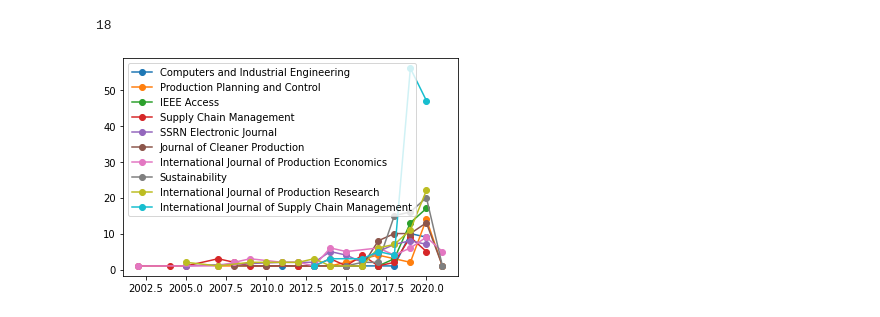
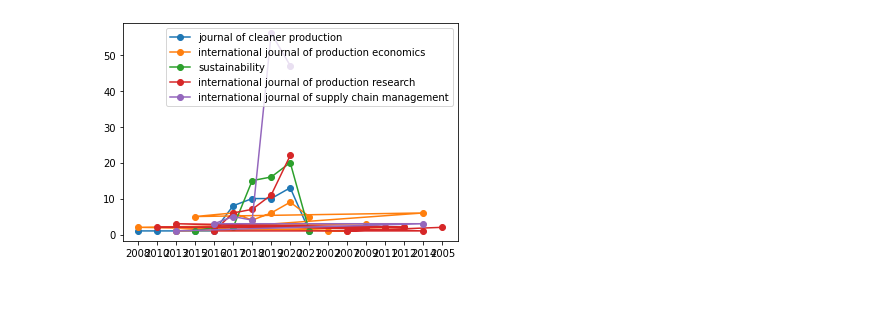
Before and after one commit to SokKanaTorajd/crawlmend-visualization, a Jupyter notebook: visualization.ipynb, the cells around one changed output. Saved outputs shown, nothing was run; the diff lists cells and outputs as text; code cells hidden in the pictures.

```diff
--- a/visualization.ipynb
+++ b/visualization.ipynb
@@ -96,12 +124,15 @@ journal of manufacturing technology management 2019
 # %%
-# # create new DataFrame
-# new_df = pd.DataFrame(splitted_data, columns=['publisher', 'year_published'])
+# create new DataFrame
+df = pd.DataFrame(splitted_data, columns=['publisher', 'year_published'])
 
-# # drop NA row
-# new_df = new_df.dropna()
+# drop NA row
+df = df.dropna()
 
-# # reset index
-# new_df = new_df.reset_index(drop=True)
+# remove empty string
+df = df[df['publisher'].astype(bool)]
 
-# # # export to new csv file
-# # new_df.to_csv('./data-crawling/publisher-year.csv', index=False)
+# reset index
+df = df.reset_index(drop=True)
+
+# # export to new csv file
+# df.to_csv('./data-crawling/publisher-year.csv', index=False)
@@ -130,3 +159,3 @@ journal of manufacturing technology management 2019
 # %%
-df = pd.read_csv('./data-crawling/only-publisher.csv')
-# df['year_published']
+# df = pd.read_csv('./data-crawling/only-publisher.csv')
+# # df['year_published']
@@ -265,3 +256,0 @@ top_df.plot(kind='barh', x='publisher', y='number_publications')
-# %%
-for i in unique_publisher:
-    print(i, 'y')
@@ -294,6 +259,6 @@ top_publisher
 # %%
 all_top = []
-for tp in top_publisher:
+for tp in publisher_list:
     data = df[df['publisher'] == tp]
     all_top.append(data)
 # %%
@@ -371,7 +298,3 @@ dd_df
 | 2019 | 10.0 | 2.0 | 13.0 | 9.0 | 8.0 | ... |
 | 2020 | 9.0 | 14.0 | 17.0 | 5.0 | 7.0 | ... |
 | 2021 | NaN | 1.0 | NaN | NaN | NaN | ... |
-# %%
-len(dd_df)
-# %% [output]
-18
@@ -379,12 +305,11 @@ len(dd_df)
 def SerToArr(series):
     return [series.index, series.to_numpy()]
 # %%
-for column in dd_df.columns:
-    series = pd.Series(dd_df[column])
-    plt.plot(*SerToArr(series.dropna()), linestyle='-', marker='o', label=column)
-#     print(column)
-# plt.figure(figsize=(200,100)).gca()
+for i in range(5, len(dd_df.columns)):
+    series = pd.Series(dd_df[dd_df.columns[i]])
+    plt.plot(*SerToArr(series.dropna()), linestyle='-', marker='o', label=dd_df.columns[i])
+
 plt.legend()
 plt.show()
 # %% [output]
-[figure, old version]
+[figure, new version]
```
Also changed, not shown: parts of 56 cells of this notebook, 4 other files.
